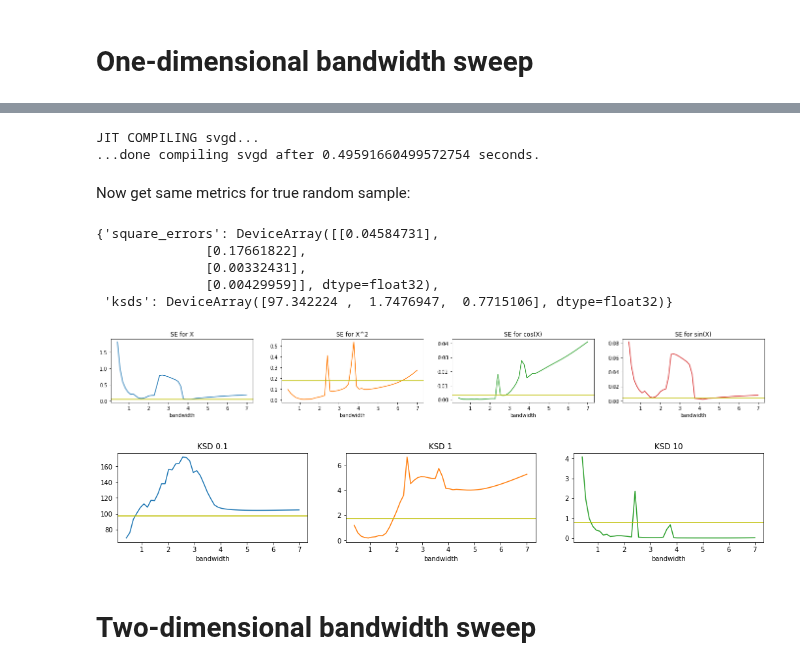
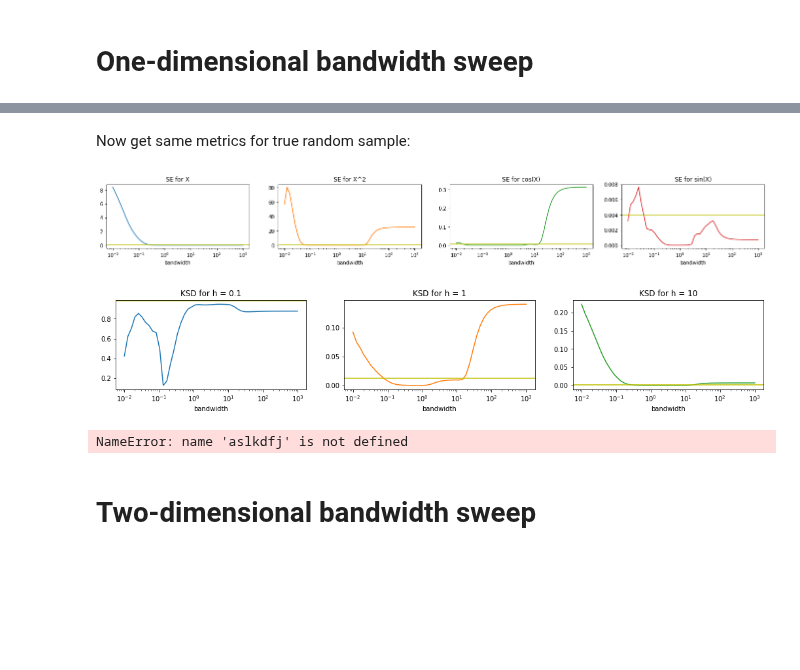
Before and after one commit to ratschlab/projects-2020-Neural-SVGD, a Jupyter notebook: Bandwidth sweep.ipynb, the cells around one changed output, grey strips where cells are left out. Drawn from its saved outputs; the diff is of its cells as text; code cells hidden in the pictures; blank space fills up the shorter version.

Commit message:
Added ard kernel with matrix-valued bandwidth, plus minor bugfixes and new experiments

```diff
--- a/Bandwidth sweep.ipynb
+++ b/Bandwidth sweep.ipynb
@@ -34,18 +35,18 @@ bandwidth_grid = np.linspace(0.4, 7, num=grid_length)
 def sweep(rkey, grid):
     """Sweep a grid of bandwidth values and output corresponding metrics."""
     sweep_results = []
-    for h in tqdm(grid):
-        x0 = svgd_fix.initialize(rkey, n)
+    for h in grid:
+        x0 = svgd_fix.initialize(rkey)
         xout, _ = svgd_fix.svgd(x0, stepsize, h, L)
         metrics = dist.compute_metrics(xout)
         sweep_results.append(metrics)
     return {k: np.stack([metrics[k] for metrics in sweep_results], axis=0) for k in dist.metric_names.keys()}
-# entries in dict have shapes (k, 3, d) and (k, 3)
+    # entries in dict have shapes (k, 3, d) and (k, 3)
 # %%
-m = 10
+m = 30
 metrics_sweep = []
 sweeps = []
-for i in range(m):
+for i in tqdm(range(m)):
 #     print(f"Sweep {i+1} of {m}")
     svgd_fix.newkey()
     s = sweep(svgd_fix.rkey, bandwidth_grid)
@@ -60,41 +59,25 @@ Then get the same metrics for the adaptive bandwidth:
-# %%
-adas = []
-for _ in range(m):
-    x0 = svgd_ada.initialize(n=n)
-#     svgd_ada.newkey()
-    xout, _ = svgd_ada.svgd(x0, stepsize, 0, L)
-    metrics_ada = dist.compute_metrics(xout)
-    adas.append(metrics_ada)
-adas = dict_mean(adas)
-# %% [output]
-JIT COMPILING svgd...
-...done compiling svgd after 0.49591660499572754 seconds.
 # %% [markdown]
 Now get same metrics for true random sample:
 # %%
 m = 100
 # %%
 true = []
-for _ in range(m):
+for _ in tqdm(range(m)):
     sample = dist.sample(shape=(n,d))
     true_metrics = dist.compute_metrics(sample)
     true.append(true_metrics)
 true = dict_mean(true)
-# %%
-true
-# %% [output]
-{'square_errors': DeviceArray([[0.04584731],
-              [0.17661822],
-              [0.00332431],
-              [0.00429959]], dtype=float32),
- 'ksds': DeviceArray([97.342224 ,  1.7476947,  0.7715106], dtype=float32)}
 # %%
 for k, v in sweeps.items():
     plot.plotobject(np.rollaxis(v, axis=1), xaxis=bandwidth_grid, titles=dist.metric_names[k],
-                    xscale="linear", xlabel="bandwidth", axhlines=true[k])
+                    xscale="log", xlabel="bandwidth", axhlines=true[k])
 # %% [output]
-[figure, old version]
+[figure, new version]
-[figure, old version]
+[figure, new version]
+# %%
+aslkdfj
+# %% [output]
+NameError: name 'aslkdfj' is not defined
 # %% [markdown]
 # Two-dimensional bandwidth sweep
 # %% [markdown]
```
Also changed, not shown: parts of 9 cells of this notebook, 11 other files.
